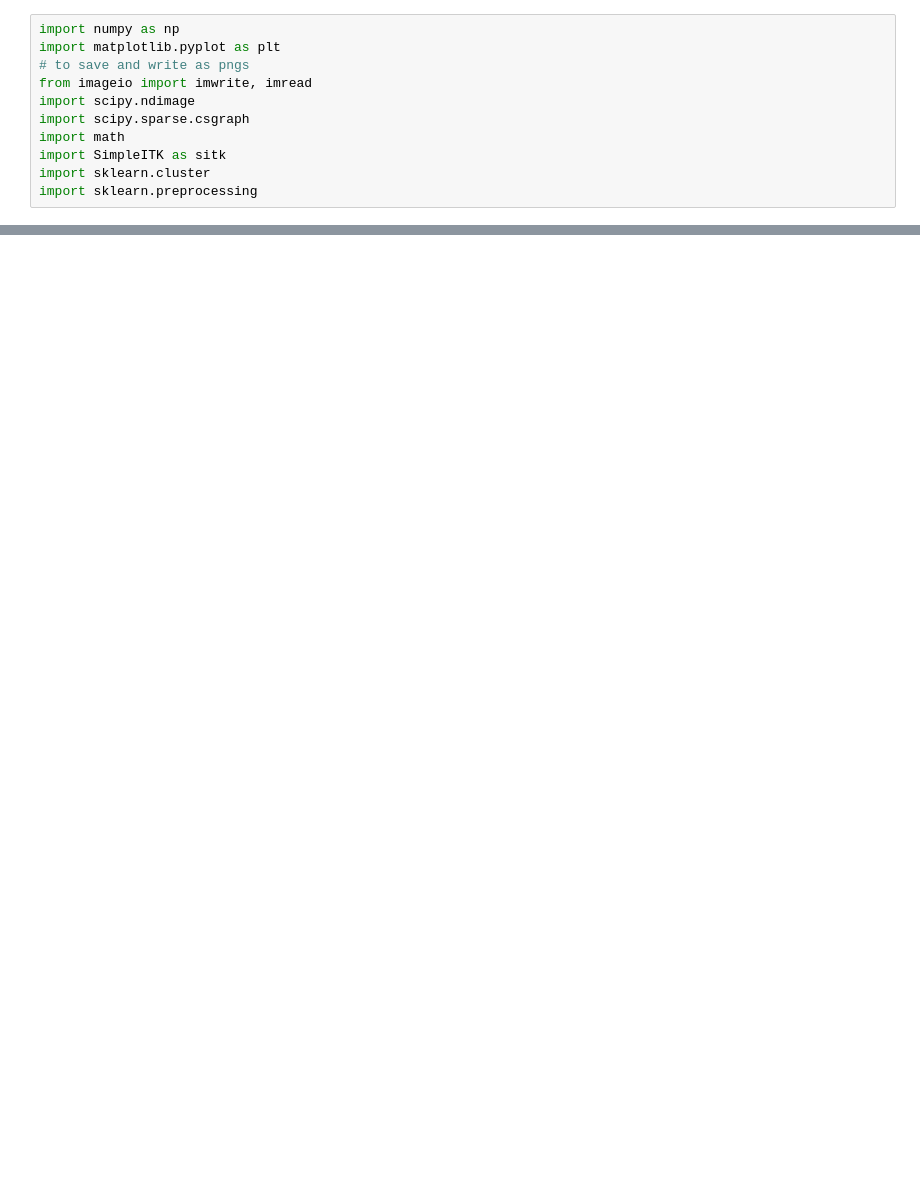
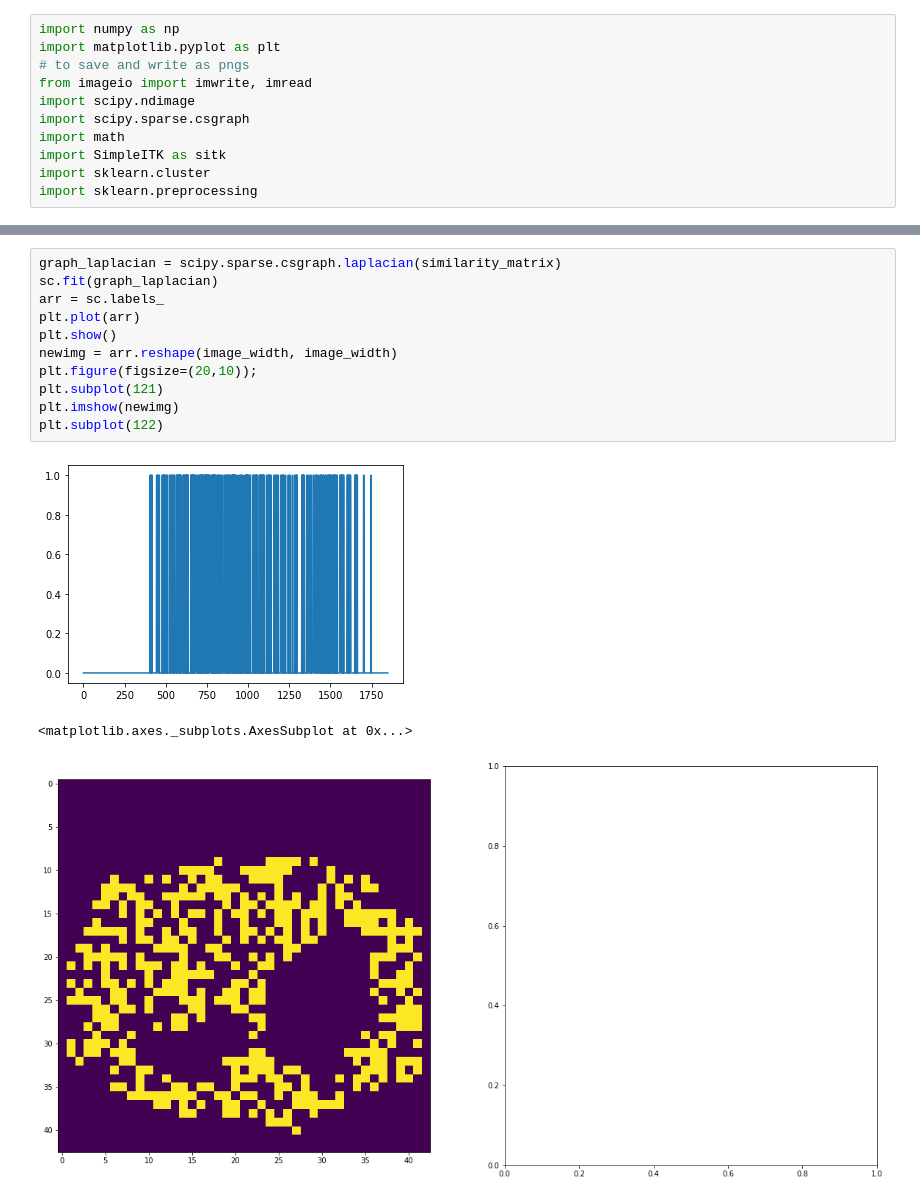
Before and after one commit to Ahmadsad/ID2211-Project, a Jupyter notebook: albin.ipynb, the cells around one changed output, grey strips where cells are left out. Drawn from its saved outputs; the diff is of its cells as text; blank space fills up the shorter version.

```diff
--- a/albin.ipynb
+++ b/albin.ipynb
@@ -61,3 +98,18 @@ for i in range(0,image_width):
+# %%
+graph_laplacian = scipy.sparse.csgraph.laplacian(similarity_matrix)
+sc.fit(graph_laplacian)
+arr = sc.labels_
+plt.plot(arr)
+plt.show()
+newimg = arr.reshape(image_width, image_width)
+plt.figure(figsize=(20,10));
+plt.subplot(121)
+plt.imshow(newimg)
+plt.subplot(122)
+# %% [output]
+[figure, added]
+<matplotlib.axes._subplots.AxesSubplot at 0x...>
+[figure, added]
 # %%
 
 # debug purposes
```
Also changed, not shown: parts of 7 cells of this notebook, 1 other file.
